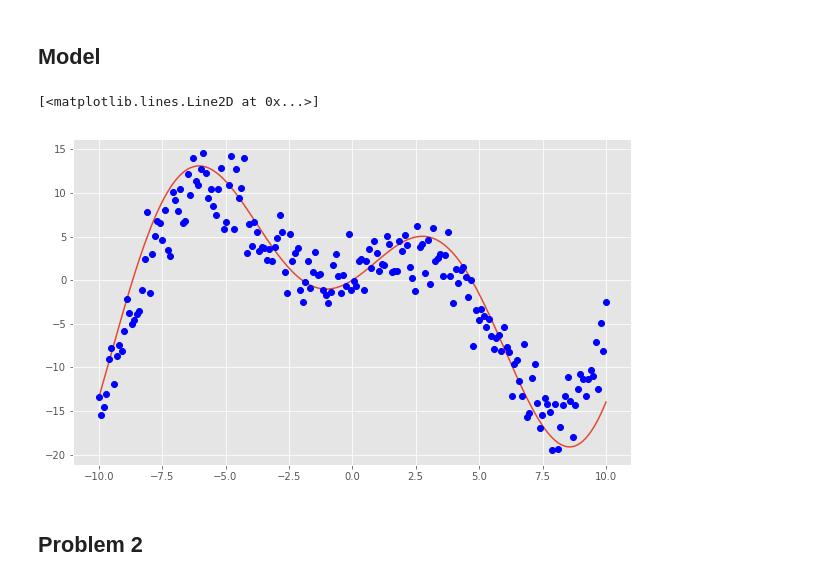
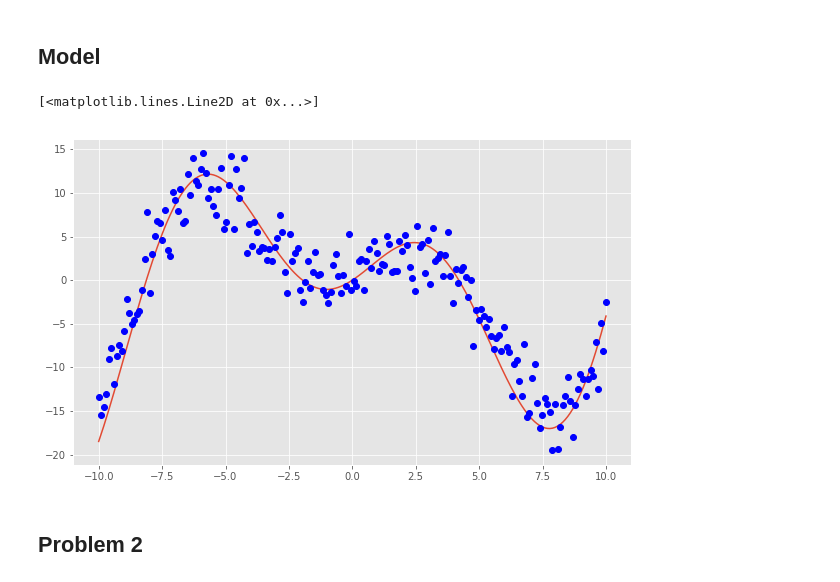
Before and after one commit to HopeMoloko/FireFly, a Jupyter notebook: MCMC-sampler/Metropolis_Hasting(Parameter_estimation).ipynb, the cells around one changed output. Drawn from its saved outputs; the diff is of its cells as text; code cells hidden in the pictures.

```diff
--- a/MCMC-sampler/Metropolis_Hasting(Parameter_estimation).ipynb
+++ b/MCMC-sampler/Metropolis_Hasting(Parameter_estimation).ipynb
@@ -83,14 +83,14 @@ plt.tight_layout()
 # %% [markdown]
 ## Model
 # %%
-y_model = 2.30*x_values*np.sin(0.47*x_values + 0.93)
+y_model = 2.26*x_values*np.sin(0.51*x_values + 1)
 
 plt.figure(figsize=(10,6))
 plt.plot(x_values,y_model)
 plt.plot(x_values,y_values,'o',color='blue')
 # %% [output]
 [<matplotlib.lines.Line2D at 0x...>]
-[figure, old version]
+[figure, new version]
 # %% [markdown]
 ## Problem 2
 # %% [markdown]
```
Also changed, not shown: parts of 12 cells of this notebook.
